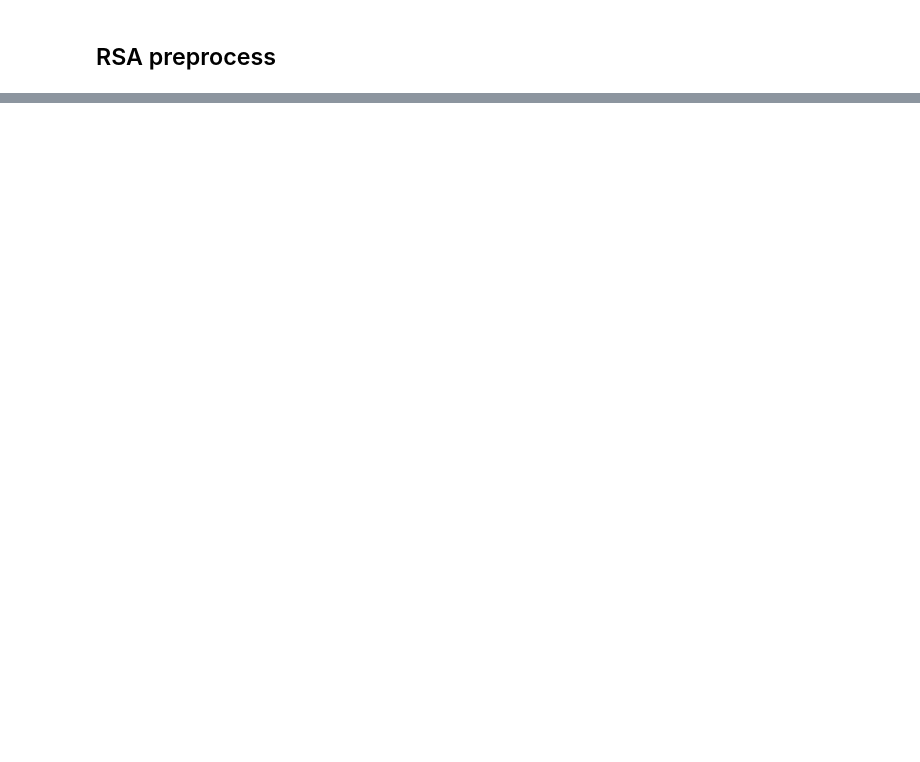
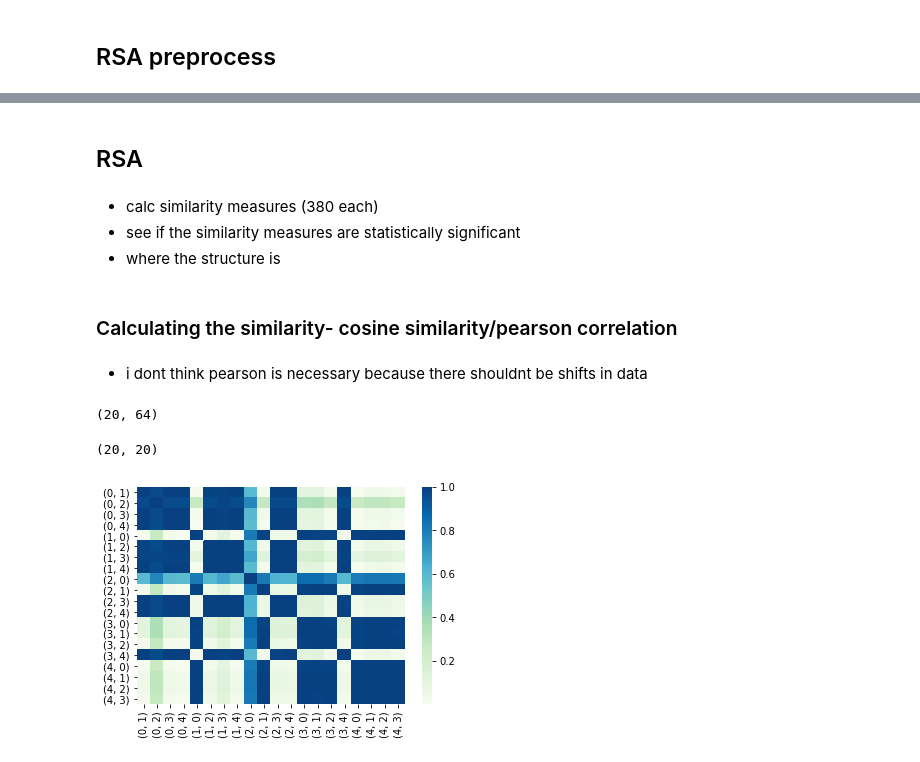
Before and after one commit to riddhi0101/Learning-NeuralNets, a Jupyter notebook: ActivationsRec.ipynb, the cells around one changed output, grey strips where cells are left out. Cells and saved outputs as stored; diff of their text form; code cells hidden in the pictures; blank space fills up the shorter version.

```diff
--- a/ActivationsRec.ipynb
+++ b/ActivationsRec.ipynb
@@ -405,12 +393,2 @@ tensor([[0.3978, 0.2578, 0.8092,  ..., 0.3629, 0.0000, 0.0000],
 # %% [markdown]
 ## RSA preprocess
-# %%
-# incomplete
-for pair,activ in zip(model.pairs, model.activations):
-    for i in range(len(pair[0])):
-        p1= pair[0][i].item()
-        p2 = pair[1][i].item()
-        t = (p1,p2)
-        print(t)
-        break
-    break
@@ -418,0 +425,7 @@ for pair,activ in zip(model.pairs, model.activations):
+# %%
+# creates a dictionary of keys- the pair and values- the activations
+avgDict = {}
+for key in activationsDict:
+    a = np.mean(activationsDict[key], axis=0)
+    avgDict[key] = a
+print (len(avgDict.keys()))
@@ -418,0 +434,10 @@ for pair,activ in zip(model.pairs, model.activations):
+# %%
+sortedKeys = sorted(avgDict)
+print(sortedKeys)
+sortedMatrix = np.empty([20,64])
+sortedMatrixUnit = np.empty([20,64])
+for i in range(20):
+    key = sortedKeys[i]
+    sortedMatrix[i] = avgDict[key]
+    sortedMatrixUnit[i] =  avgDict[key]/np.linalg.norm(avgDict[key])
+print(sortedMatrixUnit)
@@ -418,0 +511,25 @@ for pair,activ in zip(model.pairs, model.activations):
+# %% [markdown]
+## RSA
+# %% [markdown]
+- calc similarity measures (380 each)
+- see if the similarity measures are statistically significant
+- where the structure is
+# %% [markdown]
+### Calculating the similarity- cosine similarity/pearson correlation
+# %% [markdown]
+- i dont think pearson is necessary because there shouldnt be shifts in data
+# %%
+print(sortedMatrixUnit.shape)
+
+def simMatrix(x):
+    xt = np.transpose(x)
+    return np.matmul(x,xt)
+# %% [output]
+(20, 64)
+# %%
+simSorted = simMatrix(sortedMatrixUnit)
+print(simSorted.shape)
+hm = sns.heatmap(simSorted, xticklabels=sortedKeys, yticklabels=sortedKeys, cmap="GnBu")
+# %% [output]
+(20, 20)
+[figure, added]
```
Also changed, not shown: parts of 19 cells of this notebook.
